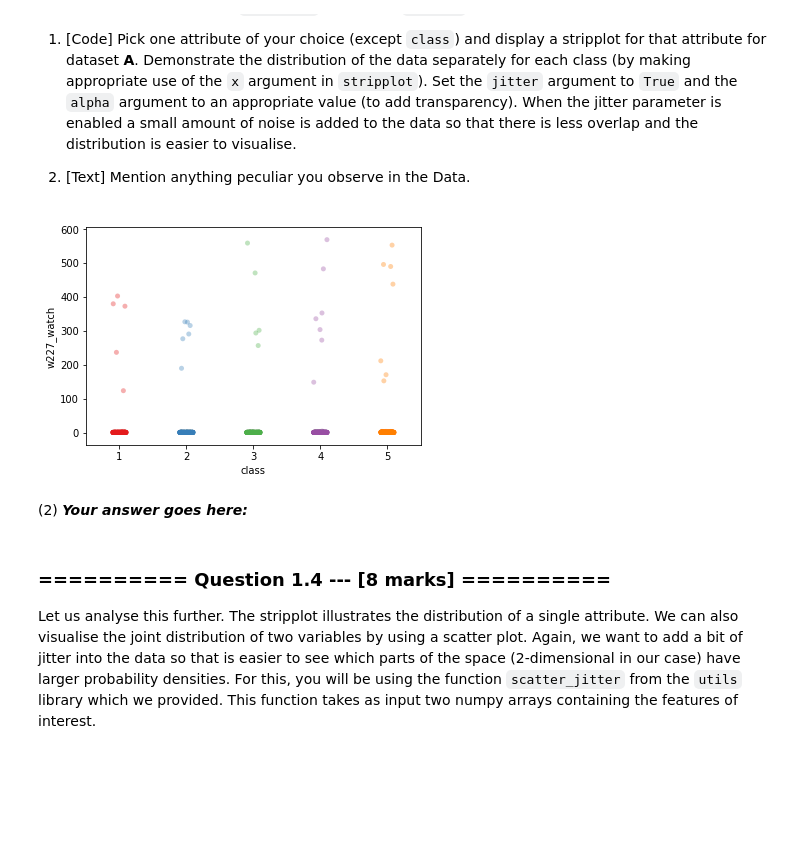
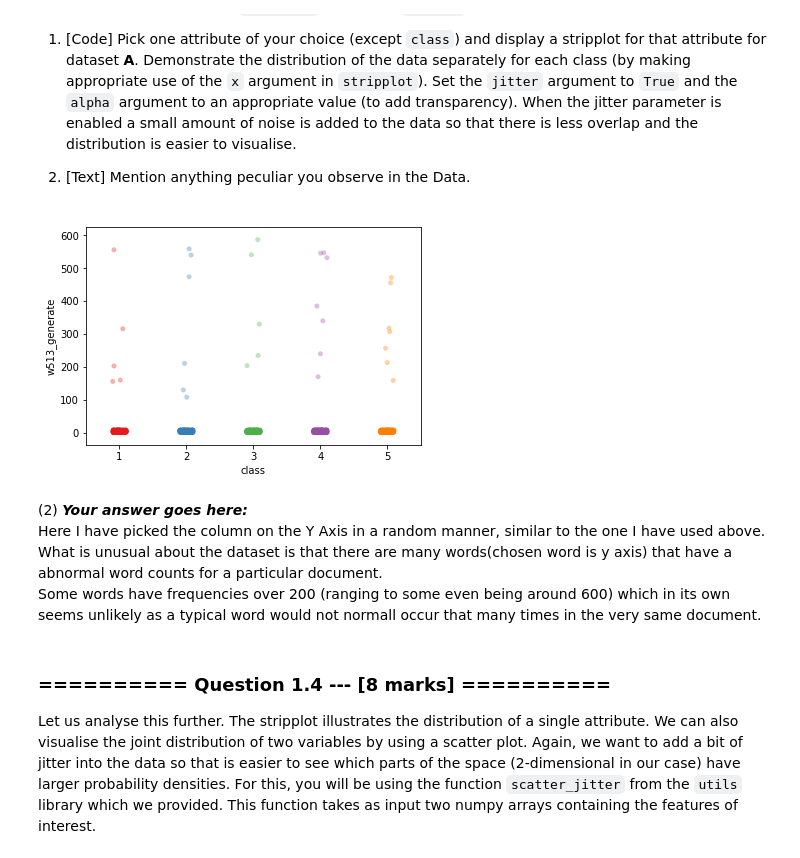
Before and after one commit to ishanparikh/IAML2018, a Jupyter notebook: Assignments/01_Analysis.ipynb, the cells around one changed output. Cells and saved outputs as stored; diff of their text form; code cells hidden in the pictures; blank space fills up the shorter version.

```diff
--- a/Assignments/01_Analysis.ipynb
+++ b/Assignments/01_Analysis.ipynb
@@ -155,10 +173,16 @@ The dataset describes a 2129 X 521 table that represents documents from only 5 n
 #     if count == 10:
 #         break
 
-colNames = reader.columns.drop('class').values
-print(type(colNames))
-print("Displaying 10 Column Names at random: \n")
-for i in range (10):
-        print(f"The {i+1} column is : {np.random.choice(colNames)}" )
+colNames = news_raw.columns.drop('class').values
+#print(type(colNames))
+randomCols = np.random.choice(colNames,10)
+print("Displaying 10 columns at random: ")
+for i in randomCols:
+    print(f"{i}" )
+
+#print("Displaying 10 Column Names at random: \n")
+# for i in range (10):
+#     random
+#print(f"The 10  column is : {np.random.choice(colNames,10)}" )
         #colNames.delete(np.random.choice(colNames))
 # %% [output]
@@ -187,16 +211,19 @@ Familiarise yourself with the [`stripplot`](https://seaborn.github.io/generated/
 # %%
 # # (1) # Your Code goes here:
 # >>> import seaborn as sns
 # >>> sns.set(style="whitegrid")
 # >>> tips = sns.load_dataset("tips")
 # >>> ax = sns.stripplot(x=tips["total_bill"])
-ax = sns.stripplot(x="class", y='w227_watch', hue=None, data=reader, order=None, hue_order=None,
+ax = sns.stripplot(x="class", y=np.random.choice(colNames), hue=None, data=news_raw, order=None, hue_order=None,
                          jitter=True, dodge=False, orient=None, color=None,alpha=.35,
                          palette="Set1", size=5, edgecolor='gray', linewidth=0, ax=None)
 # %% [output]
-[figure, old version]
+[figure, new version]
-# %% [markdown]
-(2) ***Your answer goes here:***
+# %% [markdown]
+(2) ***Your answer goes here:***
+Here I have picked the column on the Y Axis in a random manner, similar to the one I have used above.
+What is unusual about the dataset is that there are many words(chosen word is y axis) that have a abnormal word counts for a particular document.
+Some words have frequencies over 200 (ranging to some even being around 600) which in its own seems unlikely as a typical word would not normall occur that many times in the very same document.
 # %% [markdown]
 ### ========== Question 1.4  --- [8 marks] ==========
 Let us analyse this further. The stripplot illustrates the distribution of a single attribute. We can also visualise the joint distribution of two variables by using a scatter plot. Again, we want to add a bit of jitter into the data so that is easier to see which parts of the space (2-dimensional in our case) have larger probability densities. For this, you will be using the function `scatter_jitter` from the `utils` library which we provided. This function takes as input two numpy arrays containing the features of interest.
```
Also changed, not shown: parts of 20 cells of this notebook, 3 other files.
